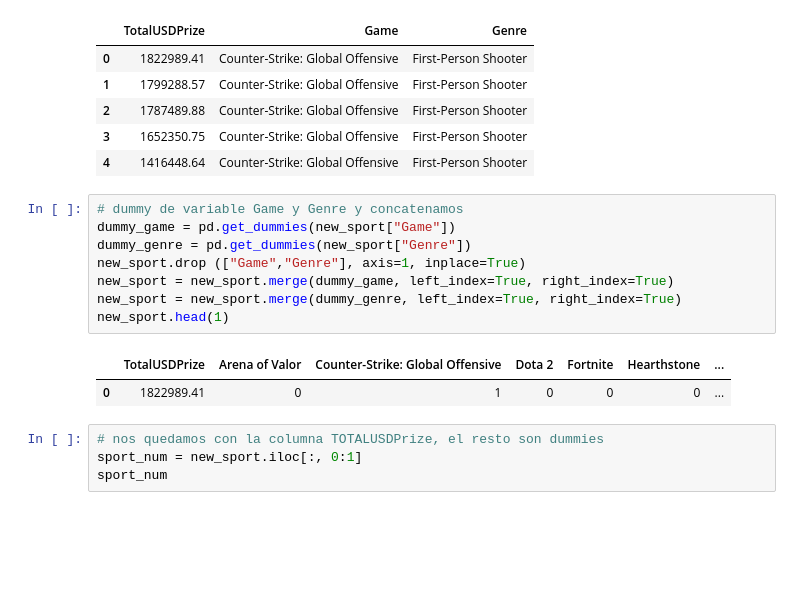
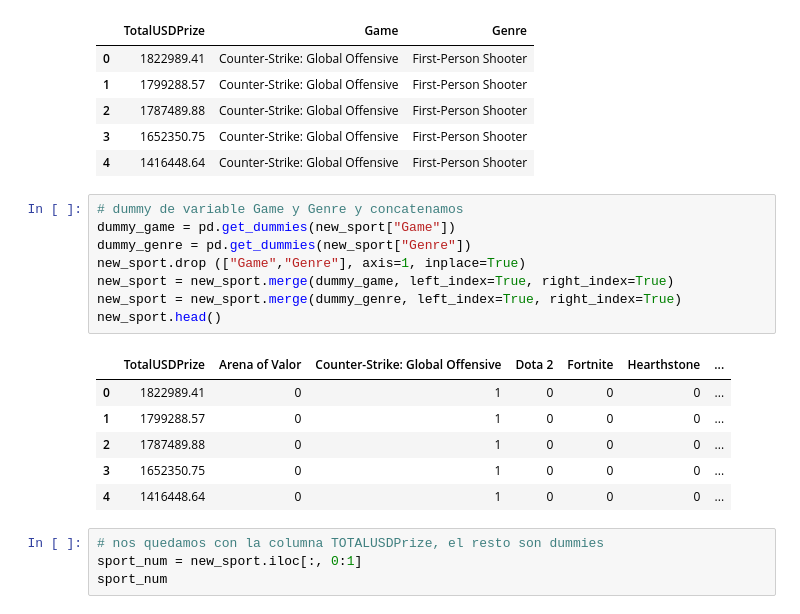
Before and after one commit to ptudela/S09-T01-Feature-Engineering, a Jupyter notebook: S09 T01 Feature Engineering final.ipynb, the cells around one changed output. Cells and saved outputs as stored; diff of their text form; blank space fills up the shorter version.

```diff
--- a/S09 T01 Feature Engineering final.ipynb
+++ b/S09 T01 Feature Engineering final.ipynb
@@ -472,14 +520,18 @@ new_sport.head()
 # %%
 # dummy de variable Game y Genre y concatenamos
 dummy_game = pd.get_dummies(new_sport["Game"])
 dummy_genre = pd.get_dummies(new_sport["Genre"])
 new_sport.drop (["Game","Genre"], axis=1, inplace=True)
 new_sport = new_sport.merge(dummy_game, left_index=True, right_index=True)
 new_sport = new_sport.merge(dummy_genre, left_index=True, right_index=True)
-new_sport.head(1)
+new_sport.head()
 # %% [output]
 |  | TotalUSDPrize | Arena of Valor | Counter-Strike: Global Offensive | Dota 2 | Fortnite | Hearthstone | ... |
 | 0 | 1822989.41 | 0 | 1 | 0 | 0 | 0 | ... |
+| 1 | 1799288.57 | 0 | 1 | 0 | 0 | 0 | ... |
+| 2 | 1787489.88 | 0 | 1 | 0 | 0 | 0 | ... |
+| 3 | 1652350.75 | 0 | 1 | 0 | 0 | 0 | ... |
+| 4 | 1416448.64 | 0 | 1 | 0 | 0 | 0 | ... |
 # %%
 # nos quedamos con la columna TOTALUSDPrize, el resto son dummies
 sport_num = new_sport.iloc[:, 0:1]
```
Also changed, not shown: parts of 13 cells of this notebook.
